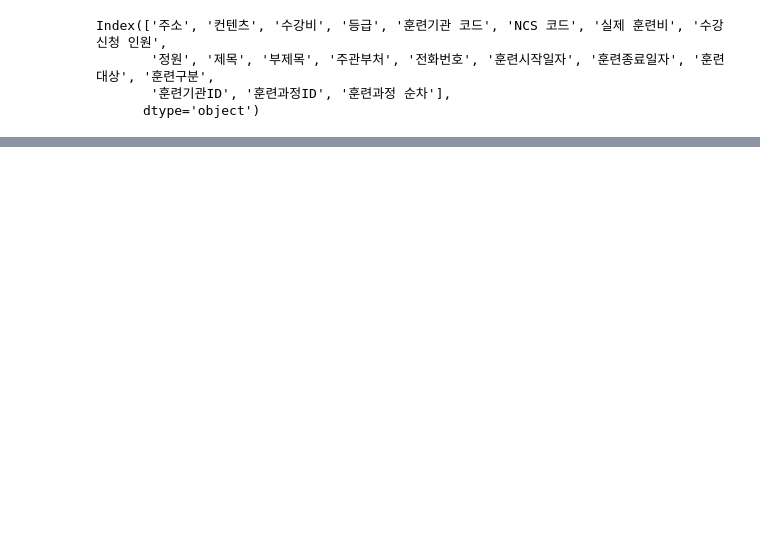
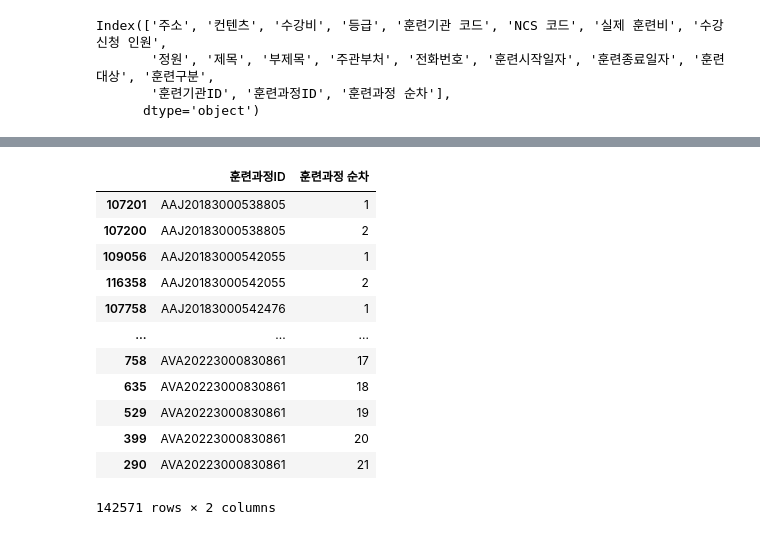
Before and after one commit to tmxkqotnl/project_training_info_part_data, a Jupyter notebook: nb/get_agency.ipynb, the cells around one changed output, grey strips where cells are left out. Saved outputs shown, nothing was run; the diff lists cells and outputs as text; code cells hidden in the pictures; blank space fills up the shorter version.

```diff
--- a/nb/get_agency.ipynb
+++ b/nb/get_agency.ipynb
@@ -121,0 +35,16 @@ AttributeError: 'NoneType' object has no attribute 'text'
+# %%
+df_tr[df_tr['훈련과정ID'].duplicated(keep=False)].sort_values(by=['훈련과정ID','훈련과정 순차'])
+# %% [output]
+|  | 훈련과정ID | 훈련과정 순차 |
+| 107201 | AAJ20183000538805 | 1 |
+| 107200 | AAJ20183000538805 | 2 |
+| 109056 | AAJ20183000542055 | 1 |
+| 116358 | AAJ20183000542055 | 2 |
+| 107758 | AAJ20183000542476 | 1 |
+| ... | ... | ... |
+| 758 | AVA20223000830861 | 17 |
+| 635 | AVA20223000830861 | 18 |
+| 529 | AVA20223000830861 | 19 |
+| 399 | AVA20223000830861 | 20 |
+| 290 | AVA20223000830861 | 21 |
+142571 rows × 2 columns
```
Also changed, not shown: parts of 8 cells of this notebook, 2 other files.
